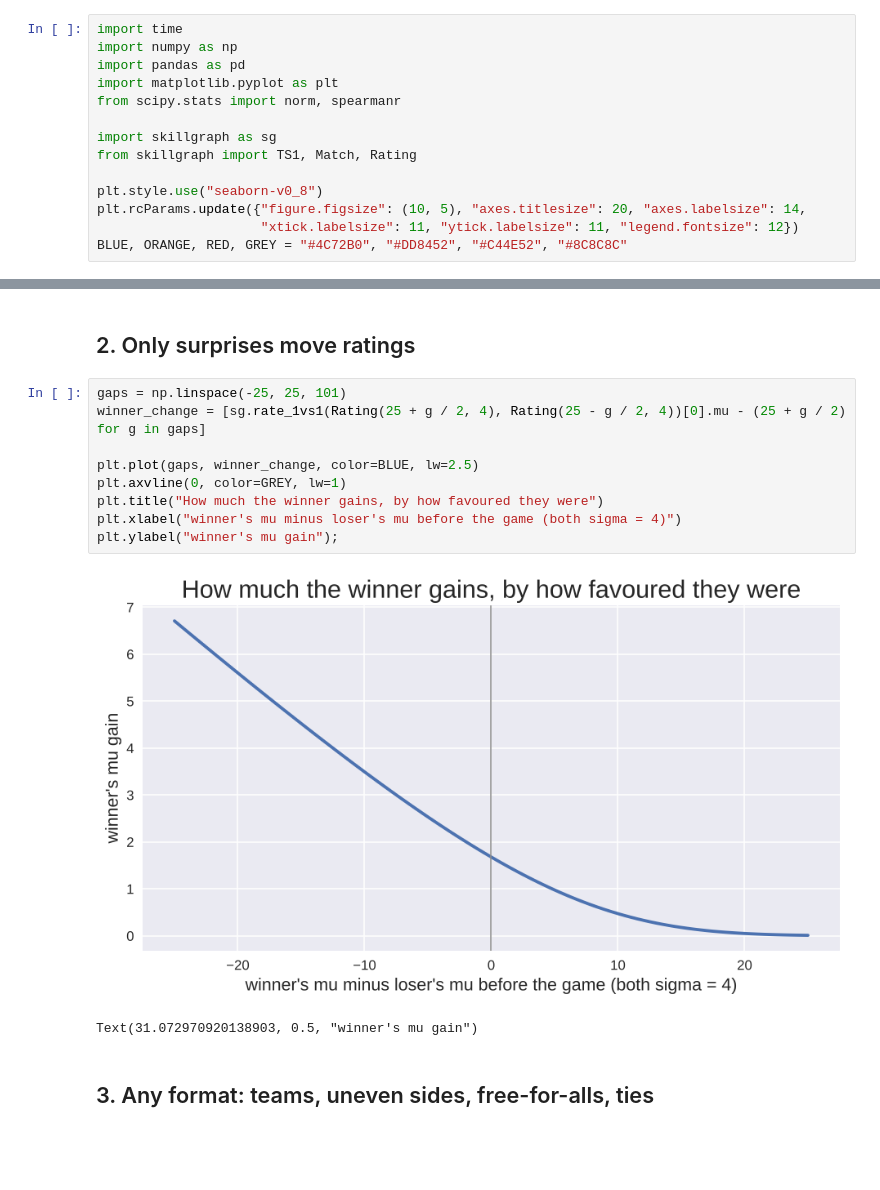
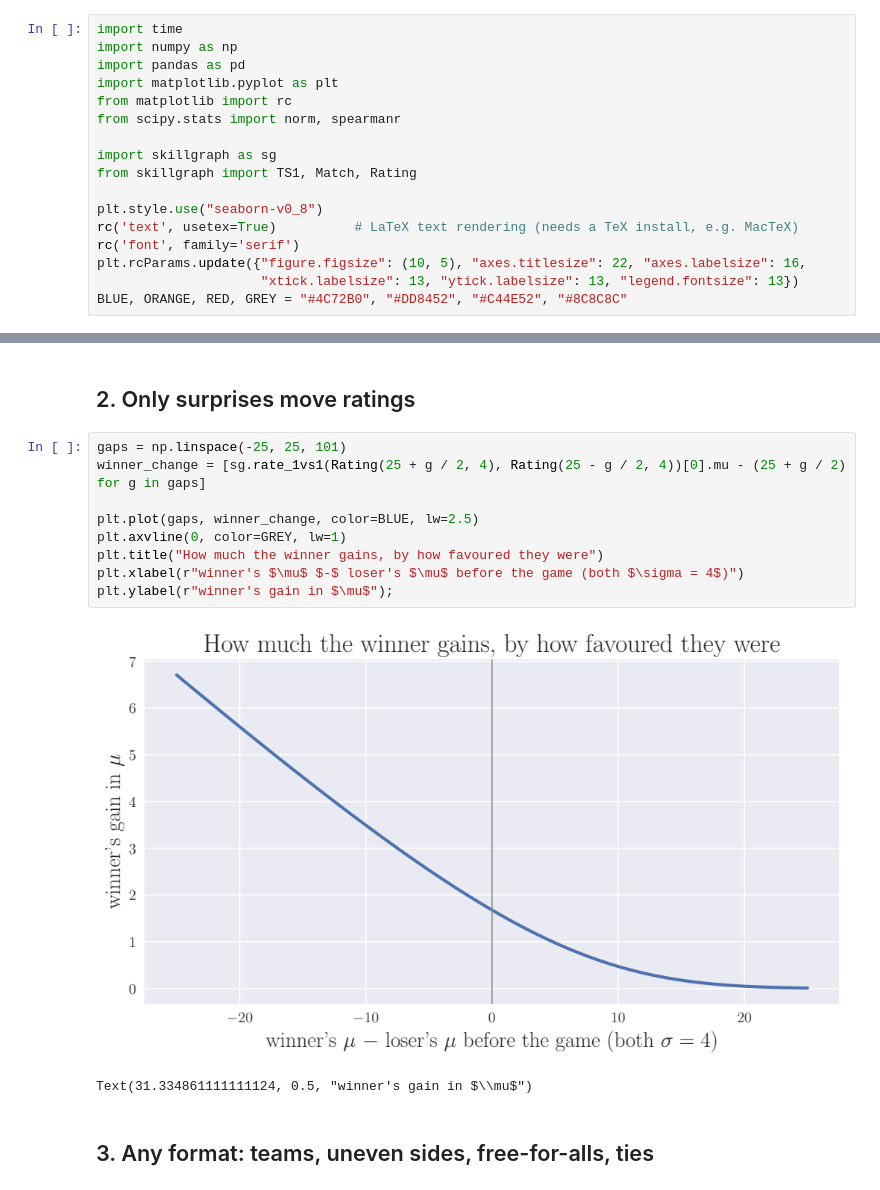
Before and after one commit to Tahahaha7/skillgraph, a Jupyter notebook: examples/skillgraph_tour.ipynb, the cells around one changed output, grey strips where cells are left out. Drawn from its saved outputs; the diff is of its cells as text; blank space fills up the shorter version.

```diff
--- a/examples/skillgraph_tour.ipynb
+++ b/examples/skillgraph_tour.ipynb
@@ -11,14 +11,17 @@ import time
 import numpy as np
 import pandas as pd
 import matplotlib.pyplot as plt
+from matplotlib import rc
 from scipy.stats import norm, spearmanr
 
 import skillgraph as sg
 from skillgraph import TS1, Match, Rating
 
 plt.style.use("seaborn-v0_8")
-plt.rcParams.update({"figure.figsize": (10, 5), "axes.titlesize": 20, "axes.labelsize": 14,
-                     "xtick.labelsize": 11, "ytick.labelsize": 11, "legend.fontsize": 12})
+rc('text', usetex=True)          # LaTeX text rendering (needs a TeX install, e.g. MacTeX)
+rc('font', family='serif')
+plt.rcParams.update({"figure.figsize": (10, 5), "axes.titlesize": 22, "axes.labelsize": 16,
+                     "xtick.labelsize": 13, "ytick.labelsize": 13, "legend.fontsize": 13})
 BLUE, ORANGE, RED, GREY = "#4C72B0", "#DD8452", "#C44E52", "#8C8C8C"
 # %% [markdown]
 ## 1. A rating is a bell curve, and a result makes it narrower
@@ -40,15 +43,15 @@ plt.xlabel("skill"); plt.ylabel("density"); plt.legend(loc="upper left", bbox_to
 # %%
 gaps = np.linspace(-25, 25, 101)
 winner_change = [sg.rate_1vs1(Rating(25 + g / 2, 4), Rating(25 - g / 2, 4))[0].mu - (25 + g / 2) for g in gaps]
 
 plt.plot(gaps, winner_change, color=BLUE, lw=2.5)
 plt.axvline(0, color=GREY, lw=1)
 plt.title("How much the winner gains, by how favoured they were")
-plt.xlabel("winner's mu minus loser's mu before the game (both sigma = 4)")
-plt.ylabel("winner's mu gain");
+plt.xlabel(r"winner's $\mu$ $-$ loser's $\mu$ before the game (both $\sigma = 4$)")
+plt.ylabel(r"winner's gain in $\mu$");
 # %% [output]
-[figure, old version]
+[figure, new version]
-Text(31.072970920138903, 0.5, "winner's mu gain")
+Text(31.334861111111124, 0.5, "winner's gain in $\\mu$")
 # %% [markdown]
 ## 3. Any format: teams, uneven sides, free-for-alls, ties
 # %%
```
Also changed, not shown: parts of 10 cells of this notebook.
